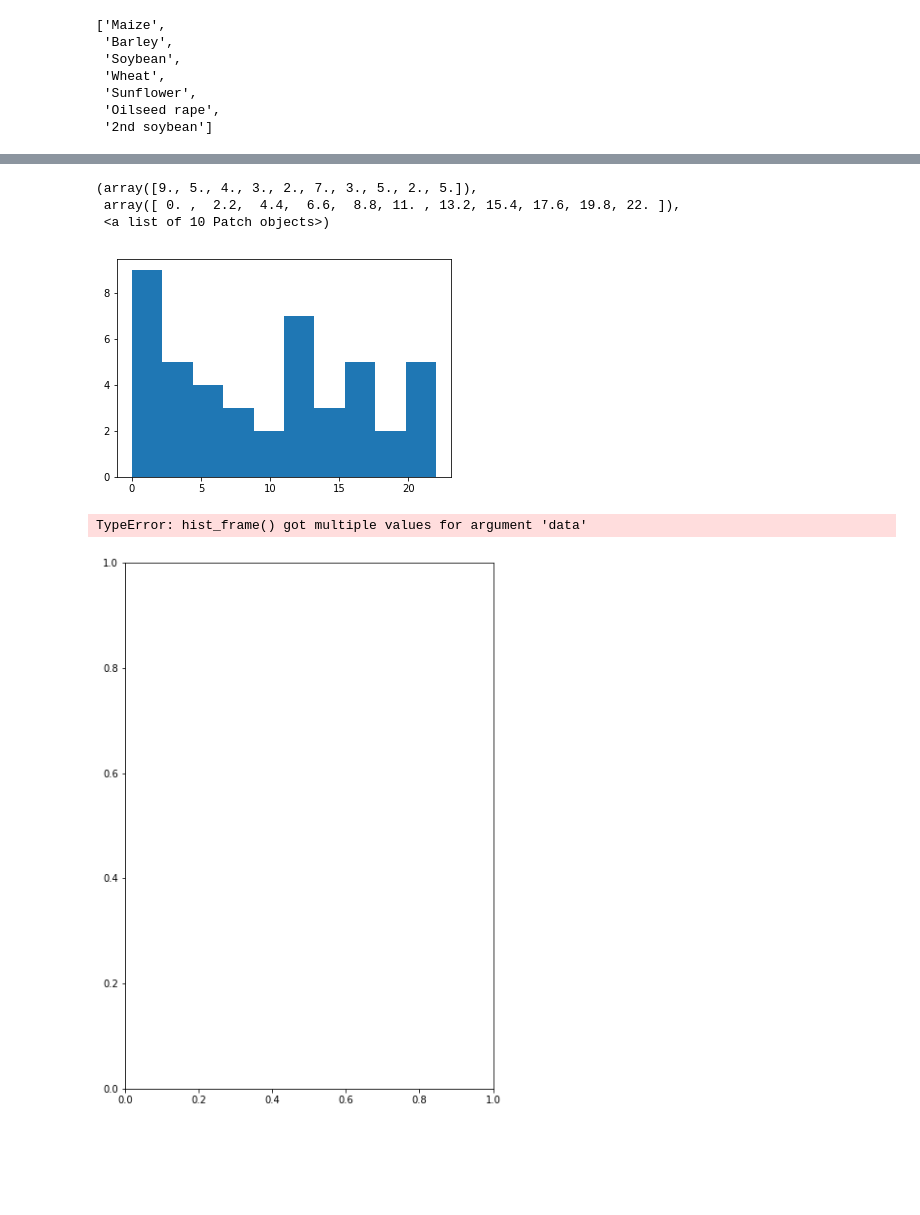
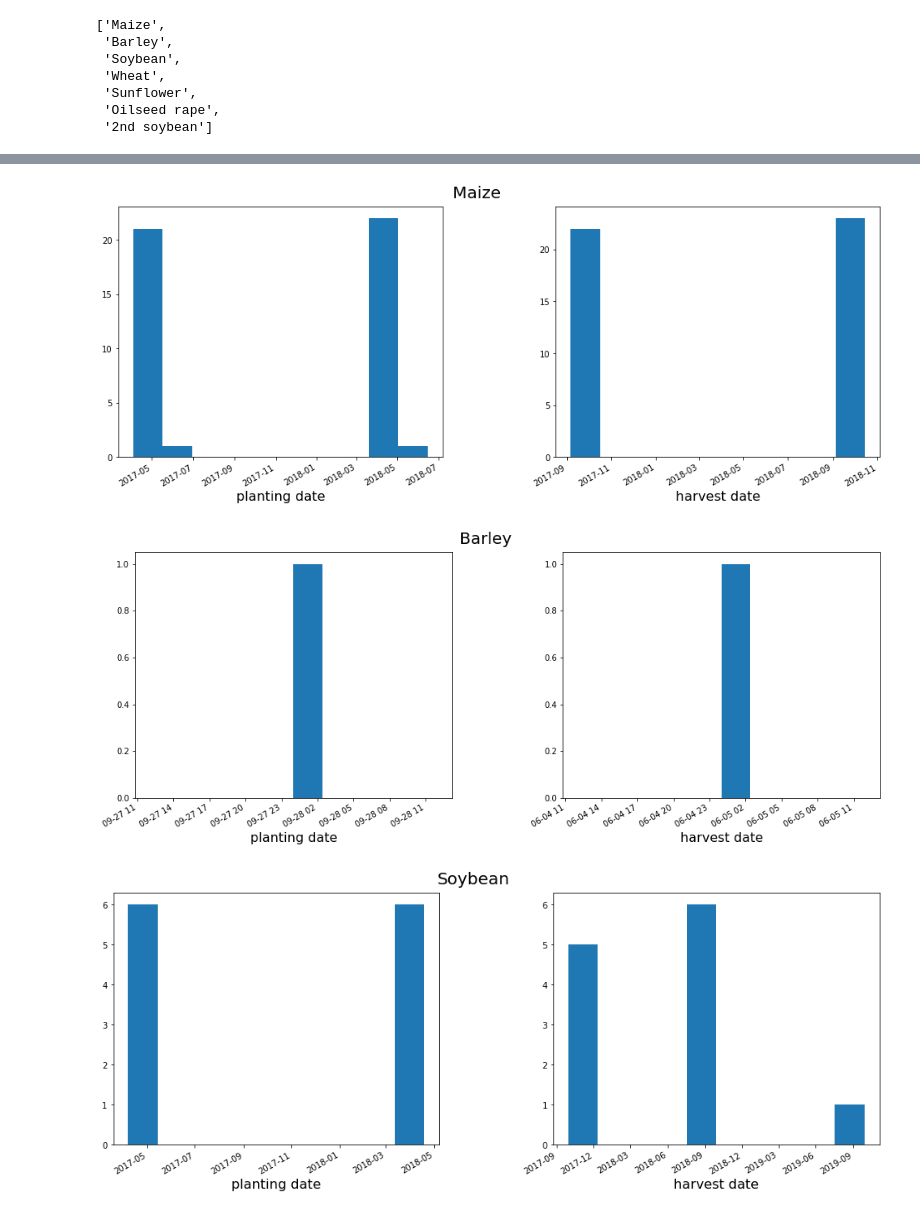
Before and after one commit to AndreaM1996/Project5, a Jupyter notebook: Project5.ipynb, the cells around one changed output, grey strips where cells are left out. Cells and saved outputs as stored; diff of their text form; code cells hidden in the pictures; blank space fills up the shorter version.

```diff
--- a/Project5.ipynb
+++ b/Project5.ipynb
@@ -52,7 +52,7 @@ for i in l:
     try:
         data[i] = data[i].apply(convert_todot)
     except ValueError:
-        print(i)
+        continue
 # %%
 drop = data['Planting date'].dropna()
 i1 = list(drop.index.values)
@@ -89,41 +80,24 @@ plt.hist(list(dd['Planting date'].values))
-# %%
-from sklearn.preprocessing import LabelEncoder
-lbl = LabelEncoder()
-plant_dates = dd['Planting date'].values
-plant_labels = lbl.fit_transform(plant_dates)
-plt.hist(plant_labels)
-# %% [output]
-(array([9., 5., 4., 3., 2., 7., 3., 5., 2., 5.]),
- array([ 0. ,  2.2,  4.4,  6.6,  8.8, 11. , 13.2, 15.4, 17.6, 19.8, 22. ]),
- <a list of 10 Patch objects>)
-[figure, removed]
 # %%
 n = len(crops)
 for i in range(n):
-    fig = plt.figure(figsize=(15,10))
-
-    from sklearn.preprocessing import LabelEncoder
-    lbl = LabelEncoder()
+    fig = plt.figure(figsize=(15,5))
 
     df = newd[newd['Crop']==crops[i]]
 
     ax1 = fig.add_subplot(121)
-    plant_dates = df['Planting date'].values
-    plant_labels = lbl.fit_transform(plant_dates)
-    plt.hist(plant_labels)
+    plt.hist(df['Planting date'].values)
     ax1.set_xlabel('planting date',fontsize=16)
 
     ax2 = fig.add_subplot(122)
-    harvest_dates = df['Harvest date'].values
-    harvest_labels = lbl.fit_transform(harvest_dates)
-    plt.hist(harvest_labels)
+    plt.hist(df['Harvest date'].values)
     ax2.set_xlabel('harvest date',fontsize=16)
 
-
-    fig.suptitle(crops[i], fontsize = 20, y=0.95)
-#fig.tight_layout()
-#plt.subplots_adjust(top=0.92, bottom=0.08, left=0.10, right=0.95, hspace=0.3, wspace=0.35)
+    fig.autofmt_xdate()
+    fig.suptitle(crops[i], fontsize = 20, y=0.99)
+    fig.tight_layout()
+    plt.subplots_adjust(top=0.92, bottom=0.08, left=0.10, right=0.95, hspace=0.3, wspace=0.35)
 plt.show()
 # %% [output]
-TypeError: hist_frame() got multiple values for argument 'data'
-[figure, old version]
+[figure, new version]
+[figure, added]
+[figure, added]
```
Also changed, not shown: parts of 5 cells of this notebook.
